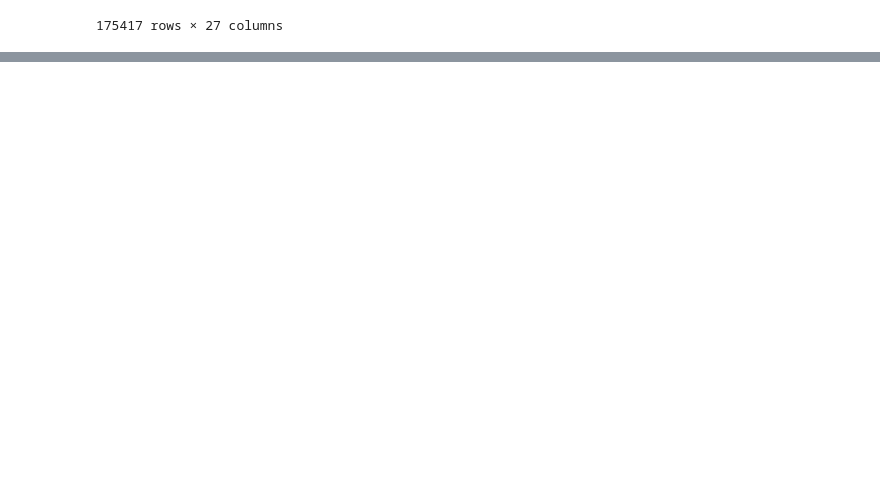
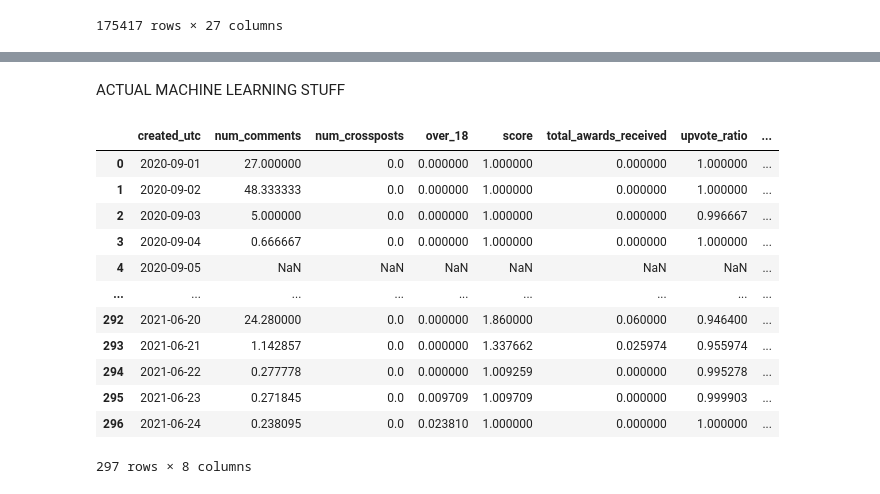
Before and after one commit to SaberQ19/socioPhysics_DiamondHands, a Jupyter notebook: xgBoost.ipynb, the cells around one changed output, grey strips where cells are left out. Saved outputs shown, nothing was run; the diff lists cells and outputs as text; code cells hidden in the pictures; blank space fills up the shorter version.

Commit message:
got the data ready to the form required for ML, implementing xgboost now

```diff
--- a/xgBoost.ipynb
+++ b/xgBoost.ipynb
@@ -137,0 +146,5 @@ df.drop(['all_awardings', 'id','author', 'author_fullname','created_utc', 'full_
+# %%
+dh.fetch_econophysics_data_from_path("econophysics/prices/daily_close_prices.csv")
+prices = dh.df
+prices.index = pd.to_datetime(prices.index) # to be sure that the index is in the pandas DateTime format
+prices
@@ -137,0 +171,21 @@ df.drop(['all_awardings', 'id','author', 'author_fullname','created_utc', 'full_
+# %% [markdown]
+ACTUAL MACHINE LEARNING STUFF
+# %%
+#Specify which stock we gon use and add the time back as a column
+stock = 'GME'
+combined_df = daily_mean_Posts.join(prices[stock]).reset_index()
+combined_df.rename(columns={'index': 'created_utc'}, inplace=True)
+# %% [output]
+|  | created_utc | num_comments | num_crossposts | over_18 | score | total_awards_received | upvote_ratio | ... |
+| 0 | 2020-09-01 | 27.000000 | 0.0 | 0.000000 | 1.000000 | 0.000000 | 1.000000 | ... |
+| 1 | 2020-09-02 | 48.333333 | 0.0 | 0.000000 | 1.000000 | 0.000000 | 1.000000 | ... |
+| 2 | 2020-09-03 | 5.000000 | 0.0 | 0.000000 | 1.000000 | 0.000000 | 0.996667 | ... |
+| 3 | 2020-09-04 | 0.666667 | 0.0 | 0.000000 | 1.000000 | 0.000000 | 1.000000 | ... |
+| 4 | 2020-09-05 | NaN | NaN | NaN | NaN | NaN | NaN | ... |
+| ... | ... | ... | ... | ... | ... | ... | ... | ... |
+| 292 | 2021-06-20 | 24.280000 | 0.0 | 0.000000 | 1.860000 | 0.060000 | 0.946400 | ... |
+| 293 | 2021-06-21 | 1.142857 | 0.0 | 0.000000 | 1.337662 | 0.025974 | 0.955974 | ... |
+| 294 | 2021-06-22 | 0.277778 | 0.0 | 0.000000 | 1.009259 | 0.000000 | 0.995278 | ... |
+| 295 | 2021-06-23 | 0.271845 | 0.0 | 0.009709 | 1.009709 | 0.000000 | 0.999903 | ... |
+| 296 | 2021-06-24 | 0.238095 | 0.0 | 0.023810 | 1.000000 | 0.000000 | 1.000000 | ... |
+297 rows × 8 columns
```
Also changed, not shown: parts of 5 cells of this notebook.
